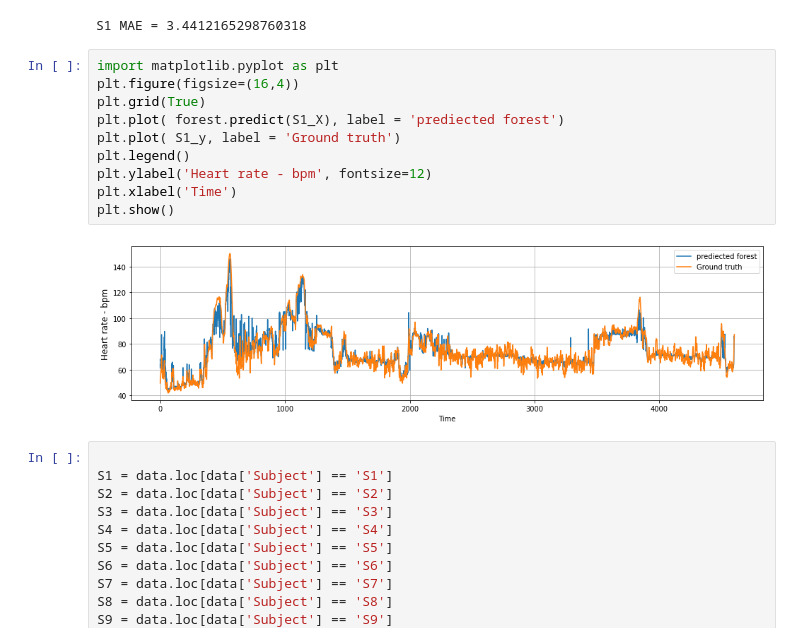
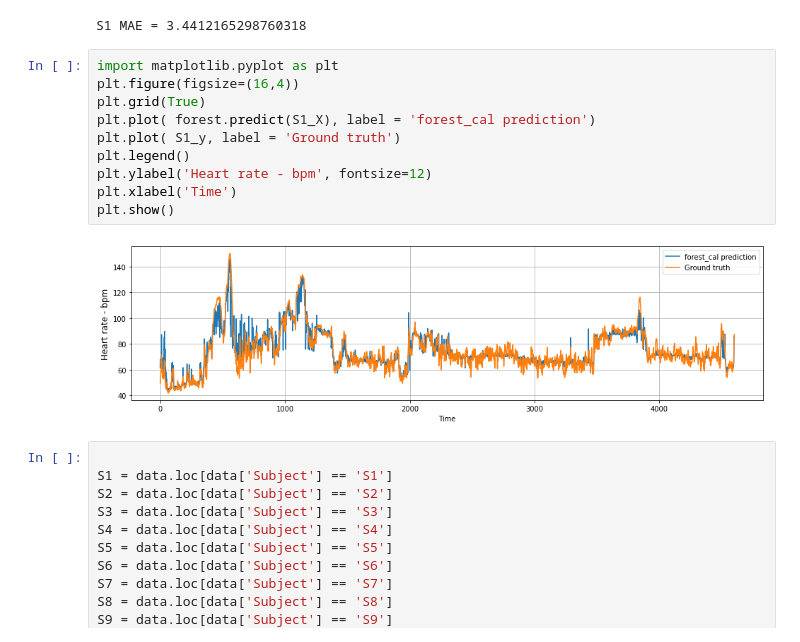
Before and after one commit to KangleSun/PPG, a Jupyter notebook: RF_cal.ipynb, the cells around one changed output. Cells and saved outputs as stored; diff of their text form.

```diff
--- a/RF_cal.ipynb
+++ b/RF_cal.ipynb
@@ -54,15 +59,15 @@ S1 MAE = 3.4412165298760318
 # %%
 import matplotlib.pyplot as plt
 plt.figure(figsize=(16,4))
 plt.grid(True)
-plt.plot( forest.predict(S1_X), label = 'prediected forest')
+plt.plot( forest.predict(S1_X), label = 'forest_cal prediction')
 plt.plot( S1_y, label = 'Ground truth')
 plt.legend()
 plt.ylabel('Heart rate - bpm', fontsize=12)
 plt.xlabel('Time')
 plt.show()
 # %% [output]
-[figure, old version]
+[figure, new version]
 # %%
 
 S1 = data.loc[data['Subject'] == 'S1']
```
Also changed, not shown: parts of 8 cells of this notebook, 9 other files.
